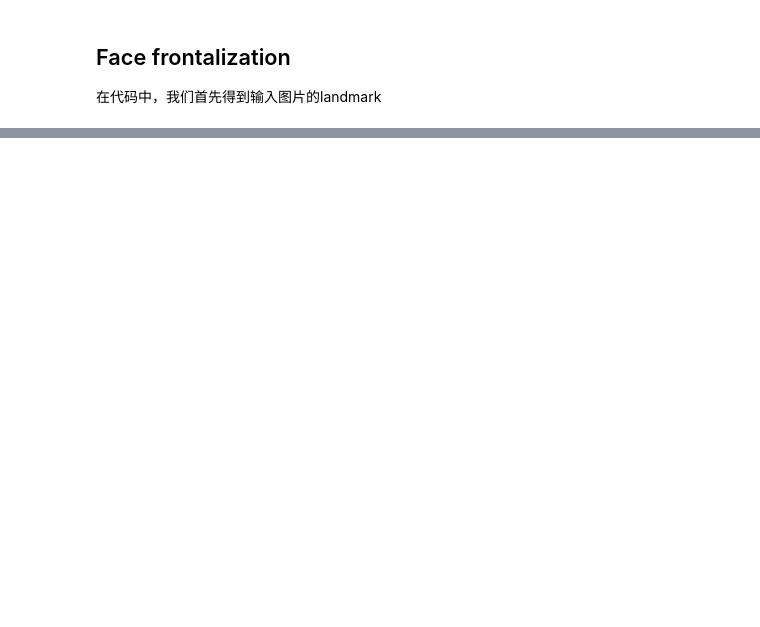
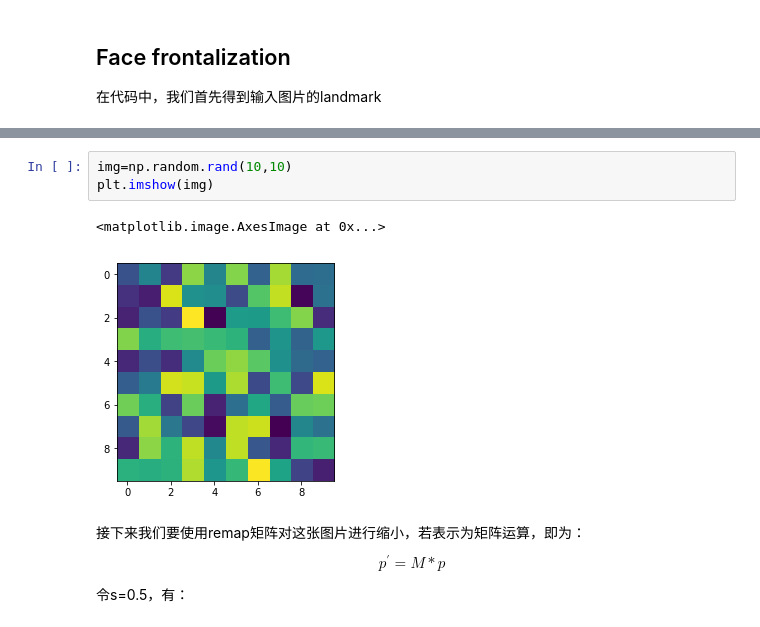
Before and after one commit to konatasick/machine_learning_note, a Jupyter notebook: face alignment2.ipynb, the cells around one changed output, grey strips where cells are left out. Cells and saved outputs as stored; diff of their text form; blank space fills up the shorter version.

```diff
--- a/face alignment2.ipynb
+++ b/face alignment2.ipynb
@@ -65,0 +179,13 @@ Number of faces detected: 1
+# %%
+img=np.random.rand(10,10)
+plt.imshow(img)
+# %% [output]
+<matplotlib.image.AxesImage at 0x...>
+[figure, added]
+# %% [markdown]
+接下来我们要使用remap矩阵对这张图片进行缩小，若表示为矩阵运算，即为：
+
+$$p^\prime =M*p$$
+
+
+令s=0.5，有：
```
Also changed, not shown: parts of 23 cells of this notebook.
